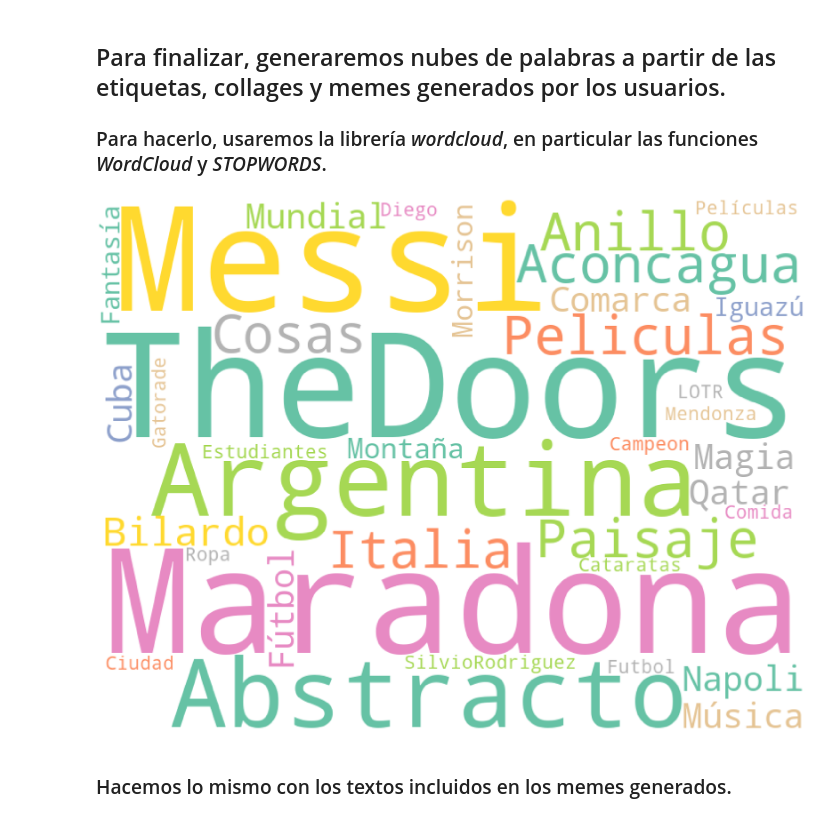
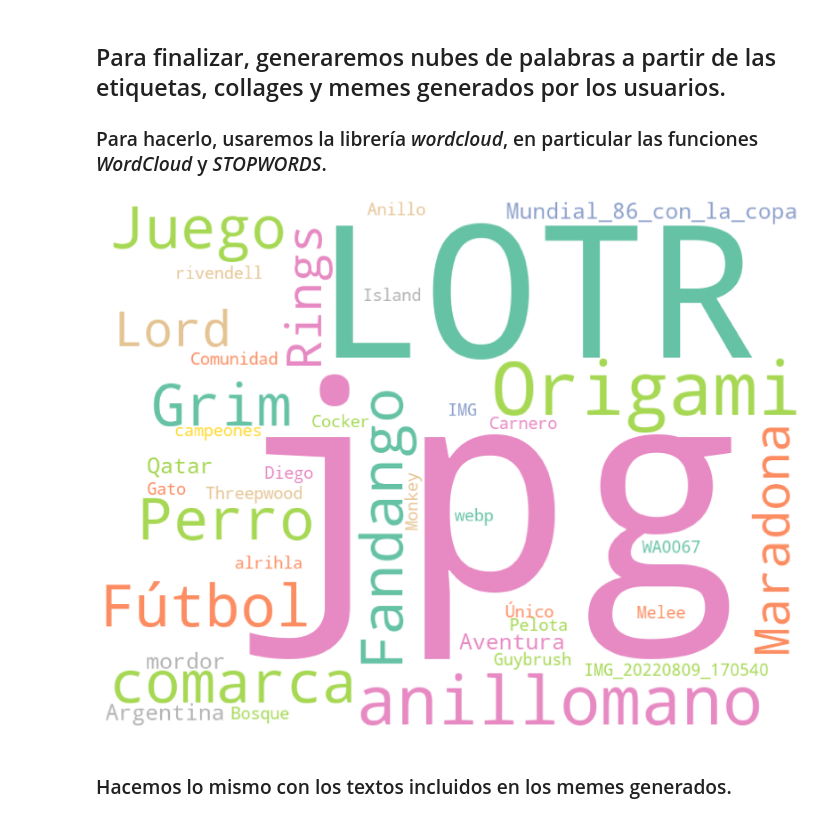
Before and after one commit to Petercantropvs/UNLPImage, a Jupyter notebook: unlpimage/estadisticas_jupyter.ipynb, the cells around one changed output. Drawn from its saved outputs; the diff is of its cells as text; code cells hidden in the pictures.

```diff
--- a/unlpimage/estadisticas_jupyter.ipynb
+++ b/unlpimage/estadisticas_jupyter.ipynb
@@ -81,7 +81,7 @@ for name in users:
     etiquetas_cambios.append(df[(df["Action"] == "Modificó información en las imágenes del directorio") & (df["User"] == name)]["Action"].count())
     editoperfil.append(df[(df["Action"] == "El usuario editó su perfil.") & (df["User"] == name)]["Action"].count())
     configuracion.append(df[(df["Action"] == "Cambió la configuración") & (df["User"] == name)]["Action"].count())
-    memes.append(df[(df["Action"] == "Creó un meme") & (df["User"] == name)]["Action"].count())
+    memes.append(df[(df["Action"] == "Generó un meme") & (df["User"] == name)]["Action"].count())
     collage.append(df[(df["Action"] == "Creó un collage") & (df["User"] == name)]["Action"].count())
 
 #En el gráfico no diferenciaremos entre guardado de etiquetas nuevas o modificación de ellas.
@@ -392,18 +395,19 @@ from collections import Counter
 tags = []
 tags_aux = df_tags['tags'].tolist()
 
-for t in tags_aux:
-    #Usamos ast.literal() para asegurarnos de tener un objeto lista a partir de un string con forma de lista.
-    tags.append(ast.literal_eval(t))
+for item in tags_aux:
+    words = item.split(', ')
+    tags.extend(words)
 
-single_list = [item for sublist in tags for item in sublist]
-
-count = Counter(single_list)
+count = Counter(tags)
 top = count.most_common(3)
 
 # Convertimos la salida a un DataFrame para visualizarla en formato tabla.
 df_top = pd.DataFrame(top, columns=['Tag', 'Count'])
 
+
+df_top.index = df_top.index + 1
+
 df_top
 # %% [output]
 |  | Tag | Count |
@@ -464,7 +468,7 @@ plt.show()
 ### Contaremos ahora cuántas veces fue utilizada cada imagen para crear memes.
 Mostraremos las 5 más utilizadas.
 # %%
-condition = (df["Action"] == "Creó un meme")
+condition = (df["Action"] == "Generó un meme")
 filtered_df = df[condition]
 
 tags = []
@@ -482,6 +486,8 @@ top = count.most_common(5)
 
 #Genero un DataFrame para mostrar la salida en formato tabla.
 df_aux = pd.DataFrame(top, columns=['Imagen', 'Cantidad de usos en memes'])
+df_aux.index = df_aux.index + 1
+
 df_aux
 # %% [output]
 |  | Imagen | Cantidad de usos en memes |
@@ -526,37 +532,35 @@ from wordcloud import WordCloud, STOPWORDS
 # %%
 #Crearemos una lista única a partir de todas las listas de etiquetas generadas.
 #Para ello, primero generamos la lista tags_aux a partir del DataFrame, usando el atributo .tolist().
 tags_aux = df_tags['tags'].tolist()
 
 #Luego, usamos nuevamente la librería ast y su función litearl_eval() para asegurarnos convertir la lista
 #que se lee como string a un objeto lista en nuestro código.
-tags = []
-for t in tags_aux:
-    tags.append(ast.literal_eval(t))
+for item in tags_aux:
+    words = item.split(', ')
+    tags.extend(words)
 
-#Finalmente, armamos la lista única pero esta vez usando la función set() para evitar mostrar palabras repetidas.
-single_list = list(set([item for sublist in tags for item in sublist]))
 
 # Definimos la función para graficar la nube de palabras
 def plot_cloud(wordcloud):
     # Establecemos el tamaño de la figura
     plt.figure(figsize=(40, 30))
     # Mostramos la imagen
     plt.imshow(wordcloud)
     # Eliminamos los ejes.
     plt.axis("off");
 
 #Convertimos la lista a string. Sacamos los corchetes y las comillas con replace().
-text = str(single_list)
+text = str(tags)
 
-text = text.replace("'", "").replace("[", "").replace("]", "")
+text = text.replace("'", "").replace("[", "").replace("]", "").replace("jpeg", "").replace("png", "")
 
 # Generamos la nube de palabras
 wordcloud = WordCloud(width = 800, height = 600, random_state=1, background_color='white', colormap='Set2', collocations=False, stopwords = STOPWORDS).generate(text)
 # Graficamos
 plot_cloud(wordcloud)
 # %% [output]
-[figure, old version]
+[figure, new version]
 # %% [markdown]
 ### Hacemos lo mismo con los textos incluidos en los memes generados.
 # %%
```
Also changed, not shown: parts of 19 cells of this notebook.
